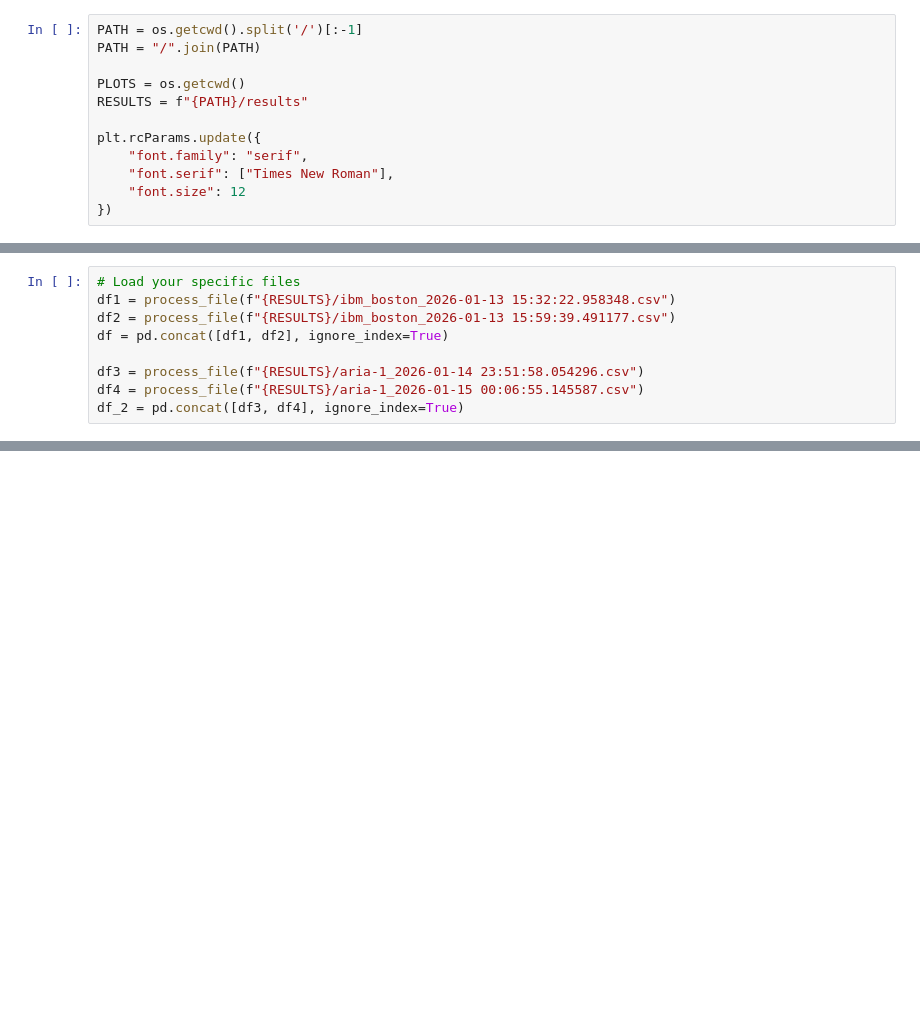
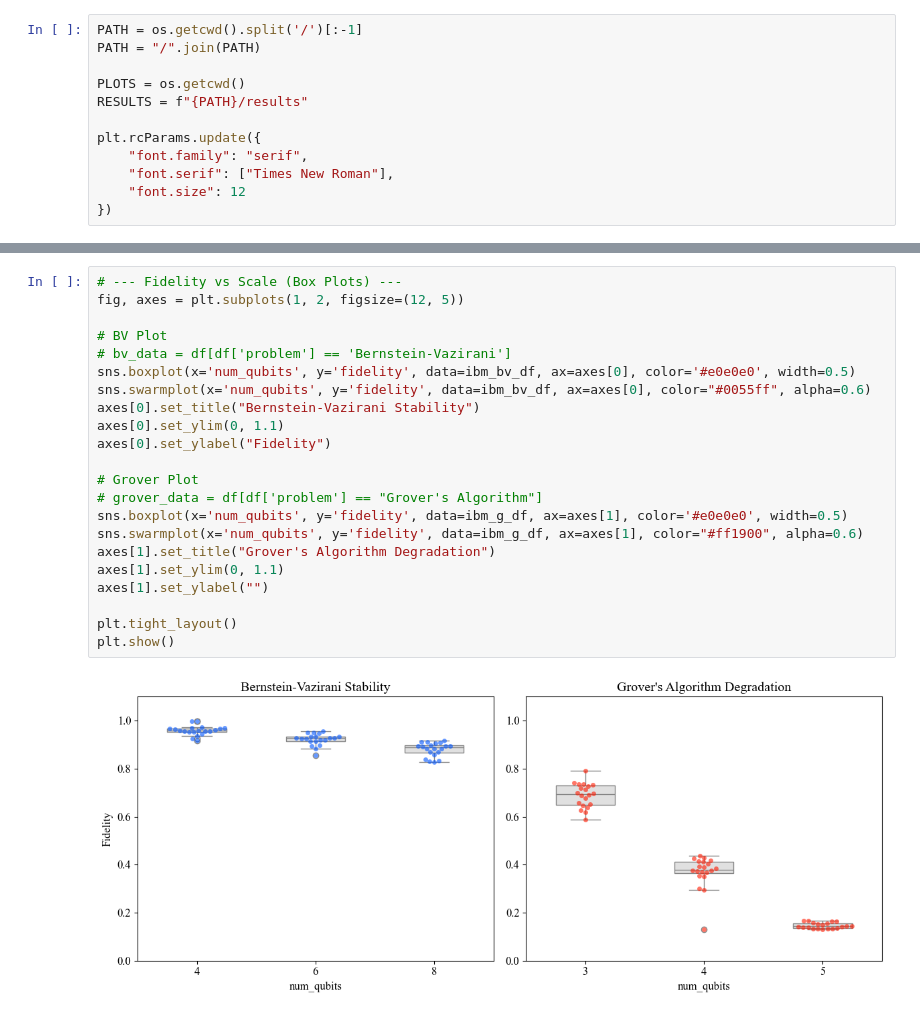
Before and after one commit to AstroLando/QMAP, a Jupyter notebook: plots/plot_results.ipynb, the cells around one changed output, grey strips where cells are left out. Cells and saved outputs as stored; diff of their text form; blank space fills up the shorter version.

Commit message:
refactoring problem base

```diff
--- a/plots/plot_results.ipynb
+++ b/plots/plot_results.ipynb
@@ -283,9 +20,0 @@ def process_file(filename):
-# %%
-# Load your specific files
-df1 = process_file(f"{RESULTS}/ibm_boston_2026-01-13 15:32:22.958348.csv")
-df2 = process_file(f"{RESULTS}/ibm_boston_2026-01-13 15:59:39.491177.csv")
-df = pd.concat([df1, df2], ignore_index=True)
-
-df3 = process_file(f"{RESULTS}/aria-1_2026-01-14 23:51:58.054296.csv")
-df4 = process_file(f"{RESULTS}/aria-1_2026-01-15 00:06:55.145587.csv")
-df_2 = pd.concat([df3, df4], ignore_index=True)
@@ -392,0 +221,24 @@ plt.show()
+# %%
+# --- Fidelity vs Scale (Box Plots) ---
+fig, axes = plt.subplots(1, 2, figsize=(12, 5))
+
+# BV Plot
+# bv_data = df[df['problem'] == 'Bernstein-Vazirani']
+sns.boxplot(x='num_qubits', y='fidelity', data=ibm_bv_df, ax=axes[0], color='#e0e0e0', width=0.5)
+sns.swarmplot(x='num_qubits', y='fidelity', data=ibm_bv_df, ax=axes[0], color="#0055ff", alpha=0.6)
+axes[0].set_title("Bernstein-Vazirani Stability")
+axes[0].set_ylim(0, 1.1)
+axes[0].set_ylabel("Fidelity")
+
+# Grover Plot
+# grover_data = df[df['problem'] == "Grover's Algorithm"]
+sns.boxplot(x='num_qubits', y='fidelity', data=ibm_g_df, ax=axes[1], color='#e0e0e0', width=0.5)
+sns.swarmplot(x='num_qubits', y='fidelity', data=ibm_g_df, ax=axes[1], color="#ff1900", alpha=0.6)
+axes[1].set_title("Grover's Algorithm Degradation")
+axes[1].set_ylim(0, 1.1)
+axes[1].set_ylabel("")
+
+plt.tight_layout()
+plt.show()
+# %% [output]
+[figure, added]
```
Also changed, not shown: parts of 38 cells of this notebook, 37 other files.
